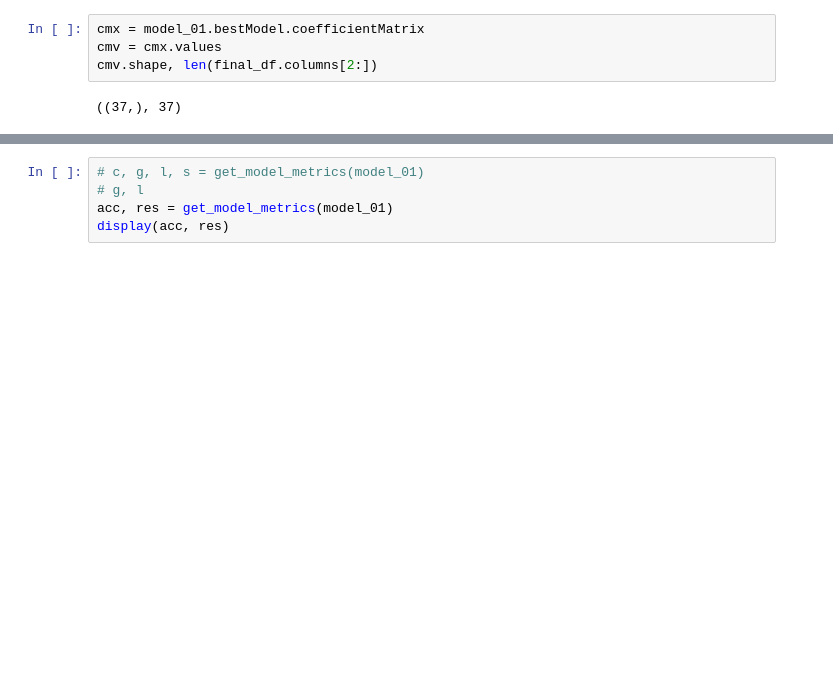
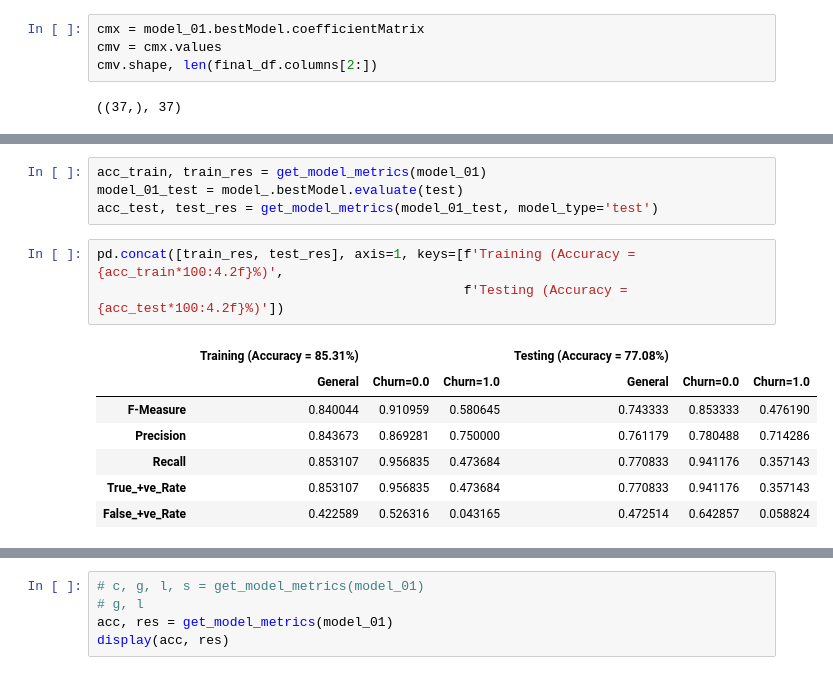
Before and after one commit to drnesr/Sparkify, a Jupyter notebook: Sparkify.ipynb, the cells around one changed output, grey strips where cells are left out. Cells and saved outputs as stored; diff of their text form; blank space fills up the shorter version.

```diff
--- a/Sparkify.ipynb
+++ b/Sparkify.ipynb
@@ -1225,0 +1281,15 @@ acc_train, train_res = get_model_metrics(model_01)
+# %%
+acc_train, train_res = get_model_metrics(model_01)
+model_01_test = model_.bestModel.evaluate(test)
+acc_test, test_res = get_model_metrics(model_01_test, model_type='test')
+# %%
+pd.concat([train_res, test_res], axis=1, keys=[f'Training (Accuracy = {acc_train*100:4.2f}%)',
+                                               f'Testing (Accuracy = {acc_test*100:4.2f}%)'])
+# %% [output]
+|  | Training (Accuracy = 85.31%) |  |  | Testing (Accuracy = 77.08%) |  |  |
+|  | General | Churn=0.0 | Churn=1.0 | General | Churn=0.0 | Churn=1.0 |
+| F-Measure | 0.840044 | 0.910959 | 0.580645 | 0.743333 | 0.853333 | 0.476190 |
+| Precision | 0.843673 | 0.869281 | 0.750000 | 0.761179 | 0.780488 | 0.714286 |
+| Recall | 0.853107 | 0.956835 | 0.473684 | 0.770833 | 0.941176 | 0.357143 |
+| True_+ve_Rate | 0.853107 | 0.956835 | 0.473684 | 0.770833 | 0.941176 | 0.357143 |
+| False_+ve_Rate | 0.422589 | 0.526316 | 0.043165 | 0.472514 | 0.642857 | 0.058824 |
```
Also changed, not shown: parts of 8 cells of this notebook.
